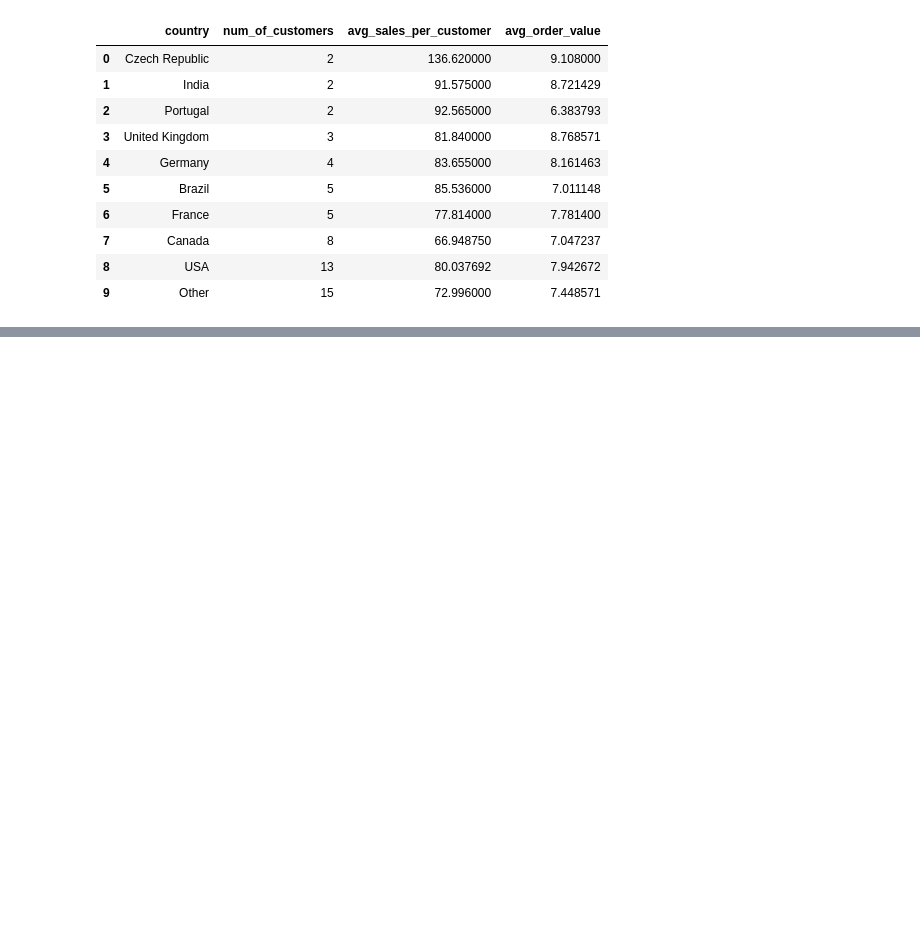
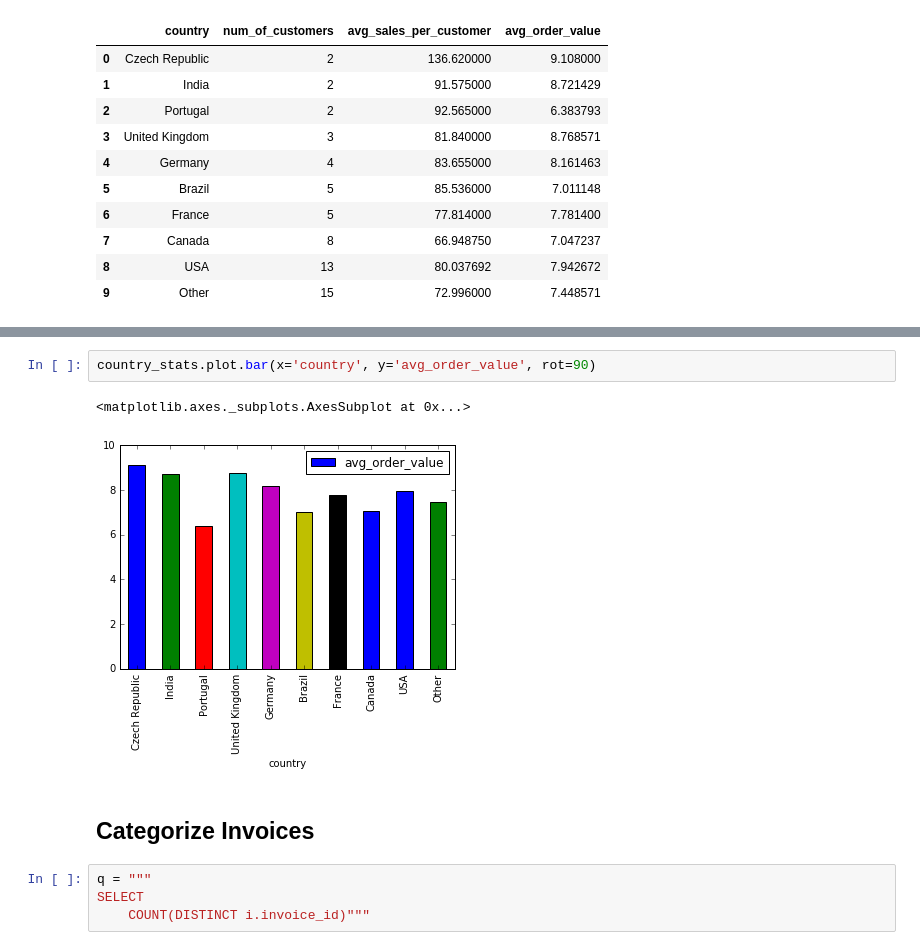
Before and after one commit to axiaosun/Chinook, a Jupyter notebook: chinook.ipynb, the cells around one changed output, grey strips where cells are left out. Saved outputs shown, nothing was run; the diff lists cells and outputs as text; blank space fills up the shorter version.

```diff
--- a/chinook.ipynb
+++ b/chinook.ipynb
@@ -223,0 +246,11 @@ run_query(q)
+# %%
+country_stats.plot.bar(x='country', y='avg_order_value', rot=90)
+# %% [output]
+<matplotlib.axes._subplots.AxesSubplot at 0x...>
+[figure, added]
+# %% [markdown]
+## Categorize Invoices
+# %%
+q = """
+SELECT
+    COUNT(DISTINCT i.invoice_id)"""
```
Also changed, not shown: parts of 5 cells of this notebook.
